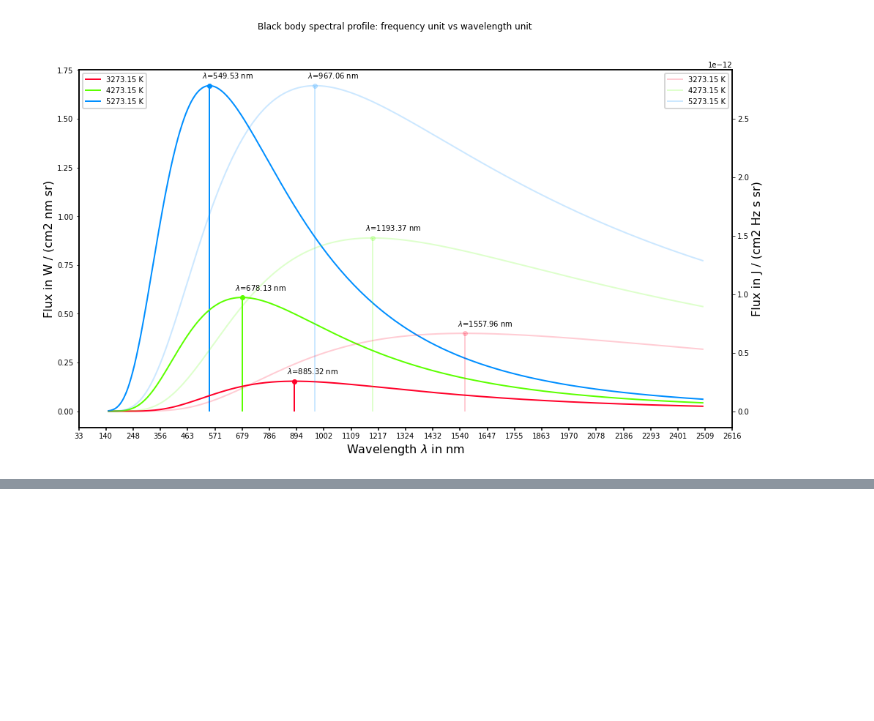
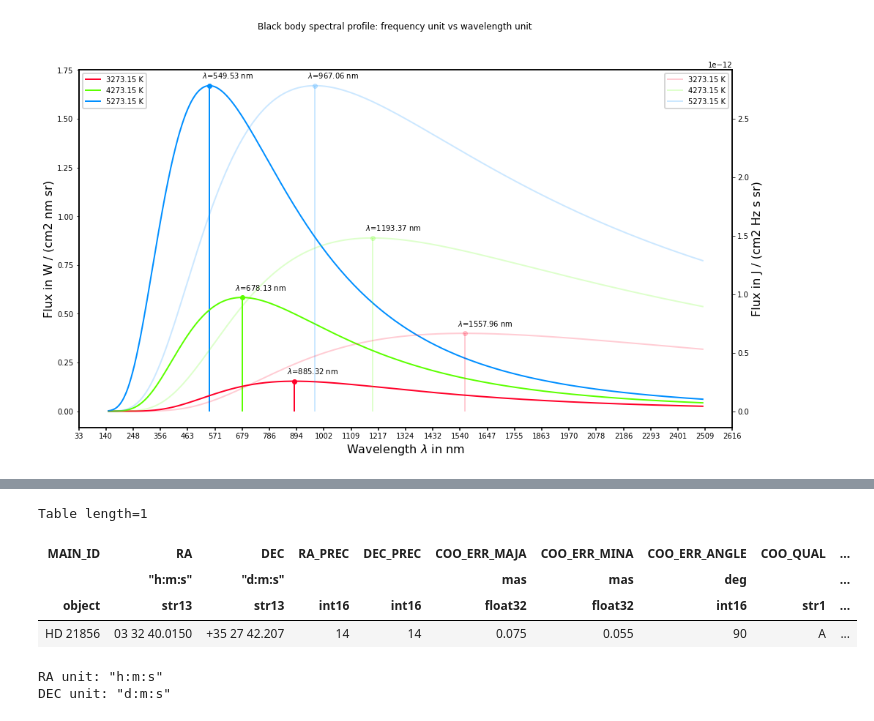
Before and after one commit to gnthibault/Optimisation-Python, a Jupyter notebook: Physics101Plancklaw.ipynb, the cells around one changed output, grey strips where cells are left out. Drawn from its saved outputs; the diff is of its cells as text; code cells hidden in the pictures; blank space fills up the shorter version.

```diff
--- a/Physics101Plancklaw.ipynb
+++ b/Physics101Plancklaw.ipynb
@@ -156,0 +211,21 @@ plt.show()
+# %%
+result_table
+# %% [output]
+Table length=1
+| MAIN_ID | RA | DEC | RA_PREC | DEC_PREC | COO_ERR_MAJA | COO_ERR_MINA | COO_ERR_ANGLE | COO_QUAL | ... |
+|  | "h:m:s" | "d:m:s" |  |  | mas | mas | deg |  | ... |
+| object | str13 | str13 | int16 | int16 | float32 | float32 | int16 | str1 | ... |
+| HD 21856 | 03 32 40.0150 | +35 27 42.207 | 14 | 14 | 0.075 | 0.055 | 90 | A | ... |
+# %%
+print(f'RA unit: {result_table["RA"].unit}')
+assert result_table["RA"].unit == '"h:m:s"'
+print(f'DEC unit: {result_table["DEC"].unit}')
+assert result_table["DEC"].unit == '"d:m:s"'
+ra_h, ra_m, ra_s = result_table["RA"][0].split()
+de_d, de_m, de_s = result_table["DEC"][0].split()
+coord = SkyCoord(
+    ra=Angle(f"{ra_h}h{ra_m}m{ra_s}s"),
+    dec=Angle(f"{ra_h}d{ra_m}m{ra_s}s"))
+# %% [output]
+RA unit: "h:m:s"
+DEC unit: "d:m:s"
```
Also changed, not shown: parts of 14 cells of this notebook, 1 other file.
